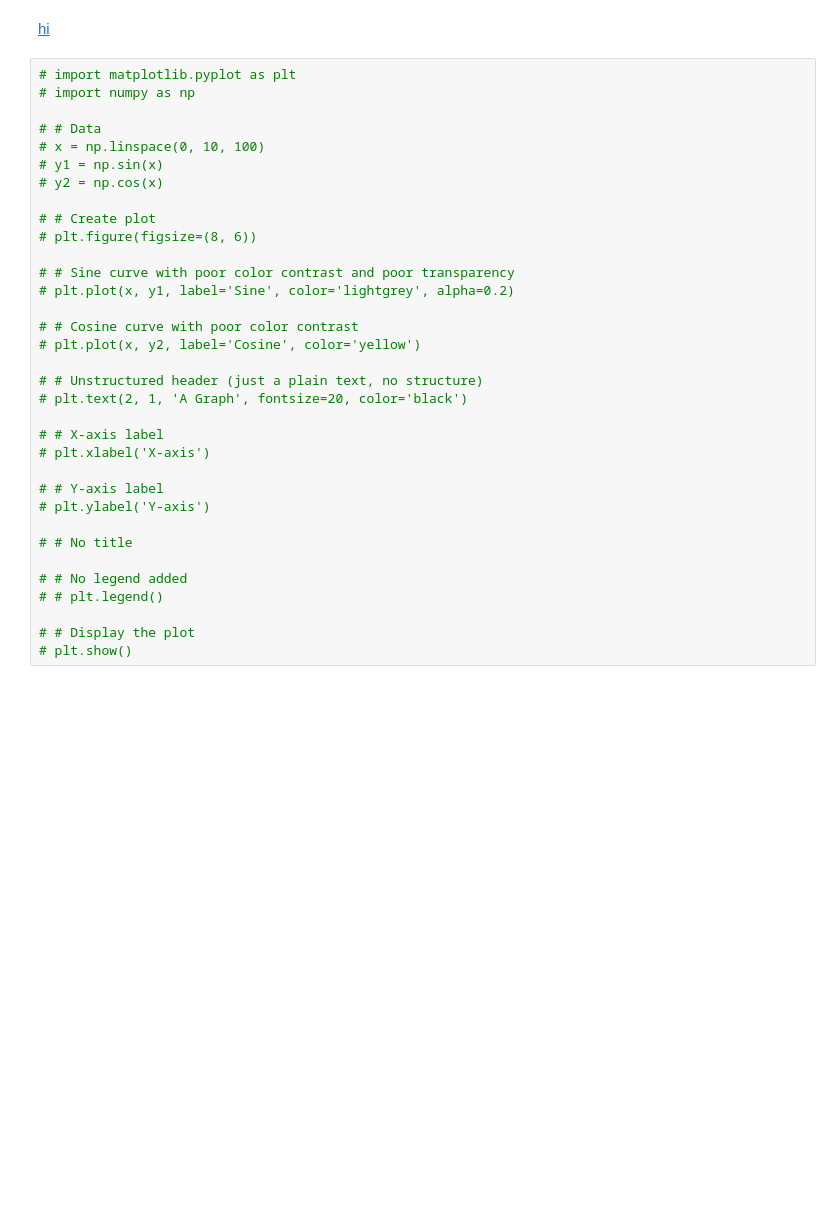
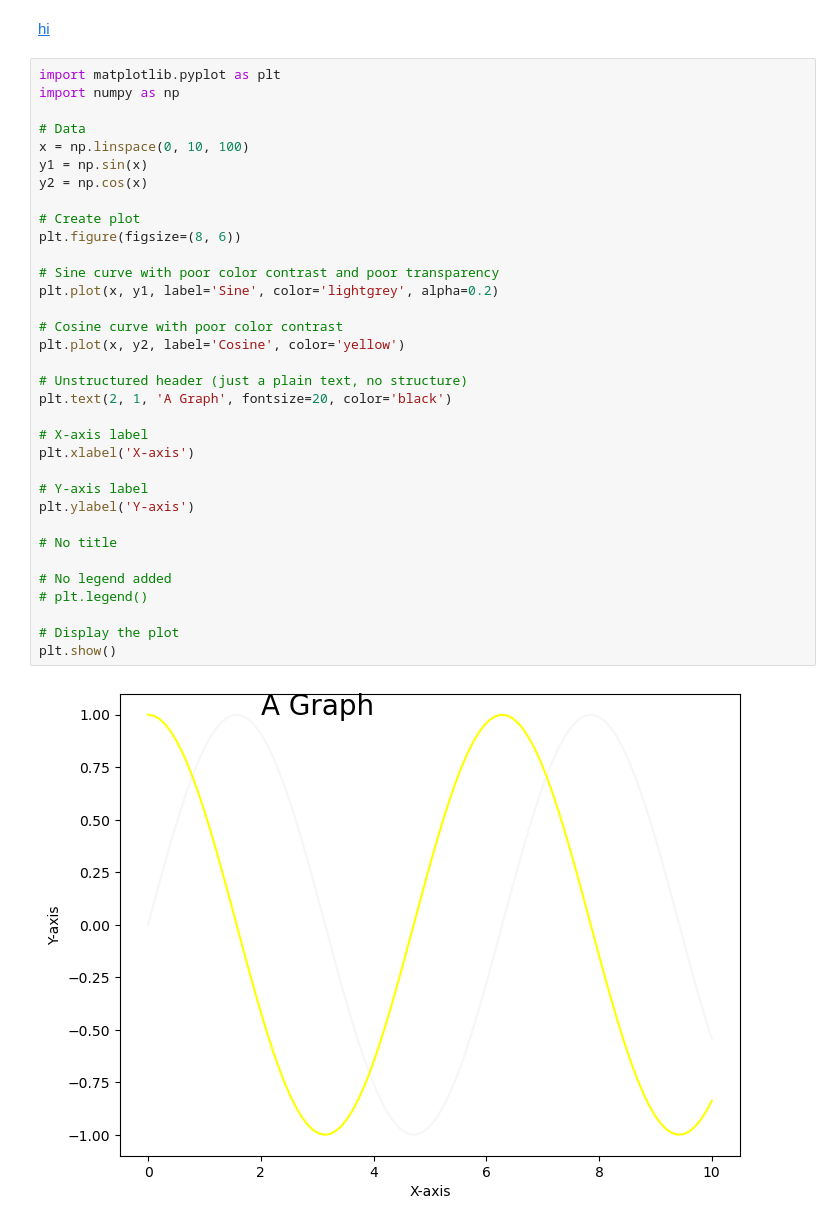
Before and after one commit to vzliu/jupyterlab-a11y-checker-forked, a Jupyter notebook: test_notebooks/lowContrastGraph.ipynb, the cells around one changed output. Cells and saved outputs as stored; diff of their text form; blank space fills up the shorter version.

```diff
--- a/test_notebooks/lowContrastGraph.ipynb
+++ b/test_notebooks/lowContrastGraph.ipynb
@@ -5,36 +5,38 @@
 # %% [markdown]
 [hi](graphIssues3.png)
 # %%
-# import matplotlib.pyplot as plt
-# import numpy as np
+import matplotlib.pyplot as plt
+import numpy as np
 
-# # Data
-# x = np.linspace(0, 10, 100)
-# y1 = np.sin(x)
-# y2 = np.cos(x)
+# Data
+x = np.linspace(0, 10, 100)
+y1 = np.sin(x)
+y2 = np.cos(x)
 
-# # Create plot
-# plt.figure(figsize=(8, 6))
+# Create plot
+plt.figure(figsize=(8, 6))
 
-# # Sine curve with poor color contrast and poor transparency
-# plt.plot(x, y1, label='Sine', color='lightgrey', alpha=0.2)
+# Sine curve with poor color contrast and poor transparency
+plt.plot(x, y1, label='Sine', color='lightgrey', alpha=0.2)
 
-# # Cosine curve with poor color contrast
-# plt.plot(x, y2, label='Cosine', color='yellow')
+# Cosine curve with poor color contrast
+plt.plot(x, y2, label='Cosine', color='yellow')
 
-# # Unstructured header (just a plain text, no structure)
-# plt.text(2, 1, 'A Graph', fontsize=20, color='black')
+# Unstructured header (just a plain text, no structure)
+plt.text(2, 1, 'A Graph', fontsize=20, color='black')
 
-# # X-axis label
-# plt.xlabel('X-axis')
+# X-axis label
+plt.xlabel('X-axis')
 
-# # Y-axis label
-# plt.ylabel('Y-axis')
+# Y-axis label
+plt.ylabel('Y-axis')
 
-# # No title
+# No title
 
-# # No legend added
-# # plt.legend()
+# No legend added
+# plt.legend()
 
-# # Display the plot
-# plt.show()
+# Display the plot
+plt.show()
+# %% [output]
+[figure, added]
```
Also changed, not shown: 8 other files.
